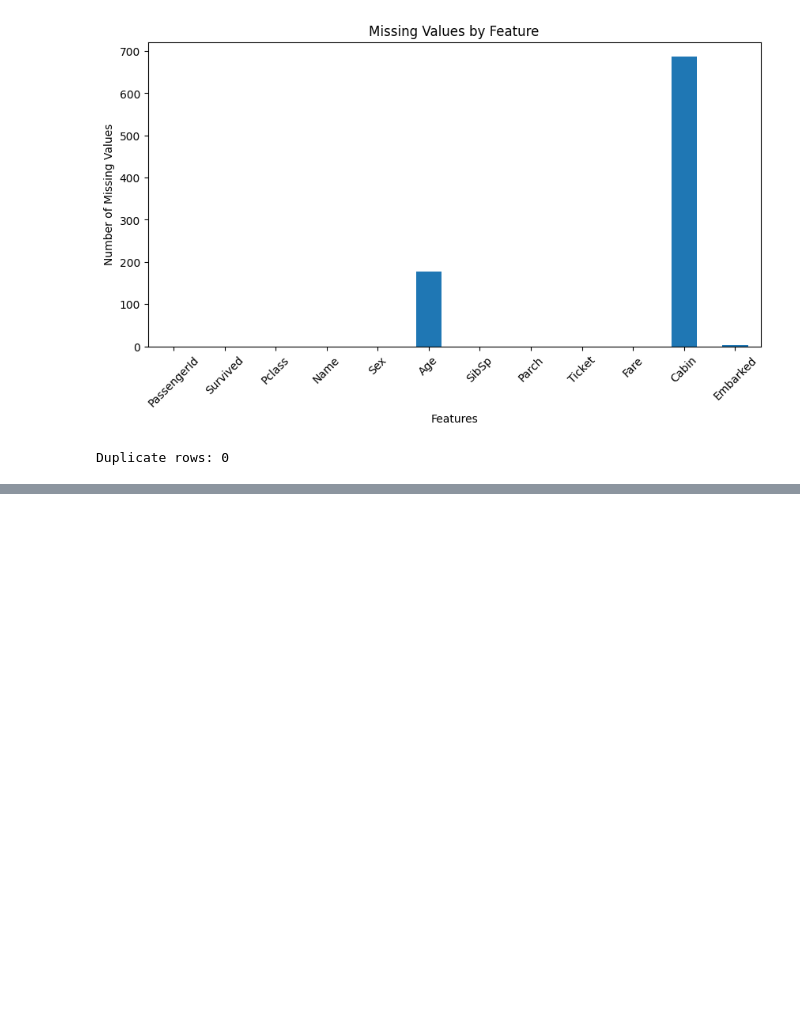
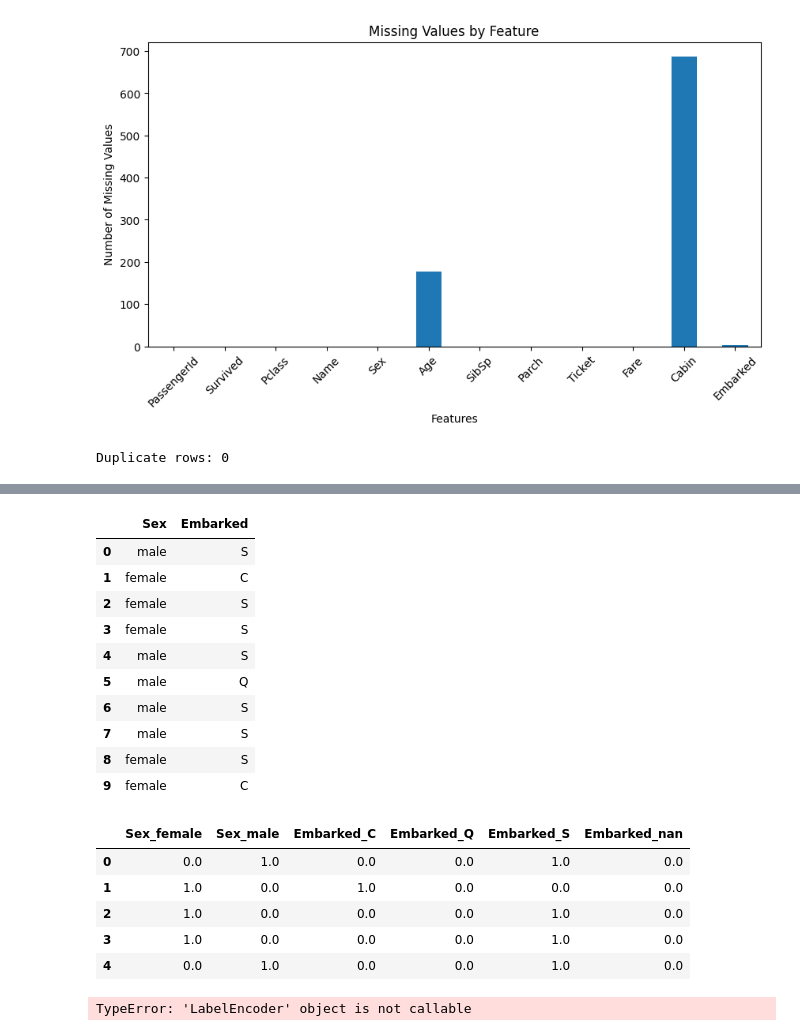
Before and after one commit to dhanusherramuri/AML_MSIS, a Jupyter notebook: AML_LAB_3 (18-08-2026).ipynb, the cells around one changed output, grey strips where cells are left out. Cells and saved outputs as stored; diff of their text form; code cells hidden in the pictures; blank space fills up the shorter version.

Commit message:
Updated with Encoding

```diff
--- a/AML_LAB_3 (18-08-2026).ipynb
+++ b/AML_LAB_3 (18-08-2026).ipynb
@@ -94,0 +138,51 @@ Duplicate rows: 0
+# %%
+#ENCODING - ONE HOT ENCODER
+
+display(df[['Sex','Embarked']].head(10))
+
+from sklearn.preprocessing import OneHotEncoder
+
+encoder = OneHotEncoder(
+    sparse_output= False,
+    handle_unknown='ignore'
+    )
+
+encoded = encoder.fit_transform(df[['Sex','Embarked']])
+
+encoded_df = pd.DataFrame(
+    encoded,
+    columns = encoder.get_feature_names_out(['Sex', 'Embarked'])
+)
+
+display(encoded_df.head())
+
+
+#ENCODING - LABEL
+
+
+from sklearn.preprocessing import LabelEncoder
+
+le = LabelEncoder()
+
+df['Survived_encoded'] = le.fit_transform(df['Survived'])
+
+display(df[['Survived', 'Survived_enc']])
+# %% [output]
+|  | Sex | Embarked |
+| 0 | male | S |
+| 1 | female | C |
+| 2 | female | S |
+| 3 | female | S |
+| 4 | male | S |
+| 5 | male | Q |
+| 6 | male | S |
+| 7 | male | S |
+| 8 | female | S |
+| 9 | female | C |
+|  | Sex_female | Sex_male | Embarked_C | Embarked_Q | Embarked_S | Embarked_nan |
+| 0 | 0.0 | 1.0 | 0.0 | 0.0 | 1.0 | 0.0 |
+| 1 | 1.0 | 0.0 | 1.0 | 0.0 | 0.0 | 0.0 |
+| 2 | 1.0 | 0.0 | 0.0 | 0.0 | 1.0 | 0.0 |
+| 3 | 1.0 | 0.0 | 0.0 | 0.0 | 1.0 | 0.0 |
+| 4 | 0.0 | 1.0 | 0.0 | 0.0 | 1.0 | 0.0 |
+TypeError: 'LabelEncoder' object is not callable
```
Also changed, not shown: parts of 1 cell of this notebook.
